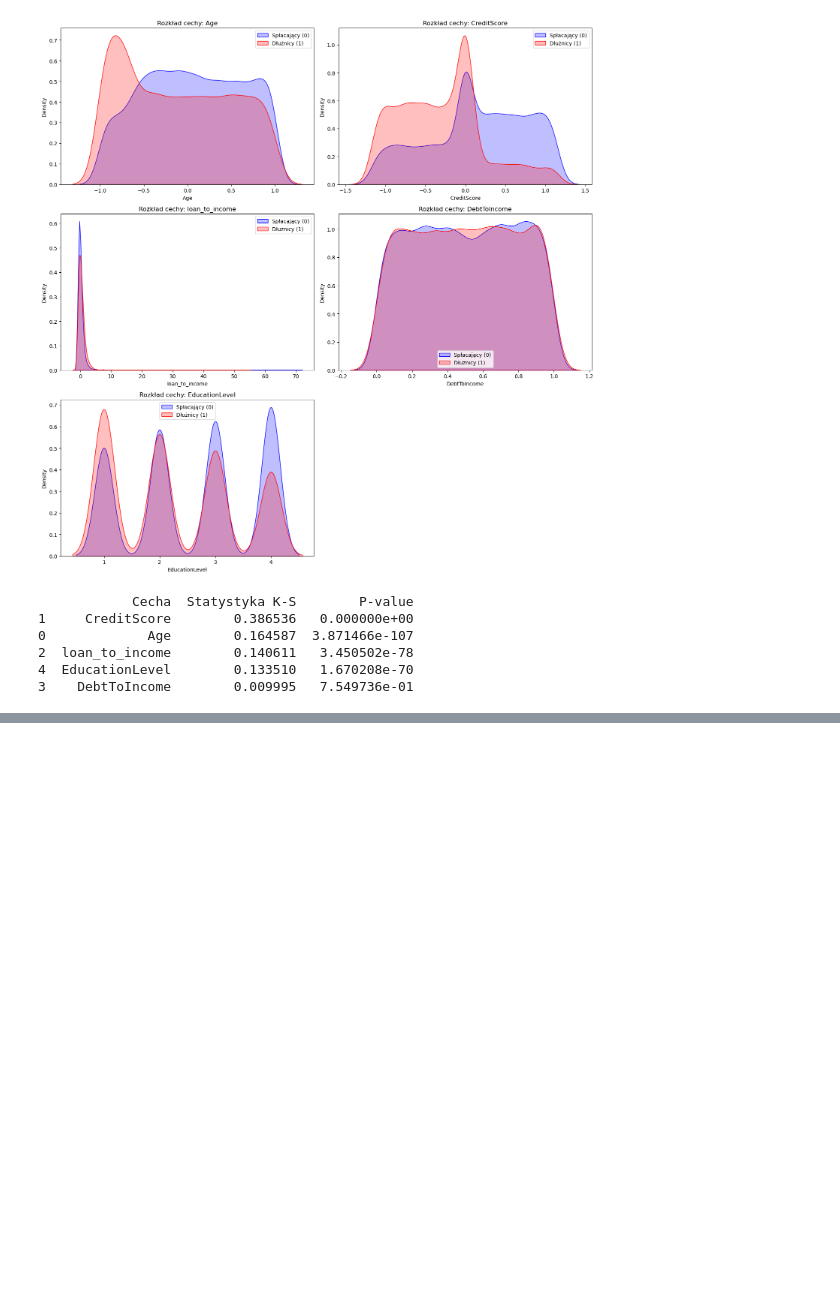
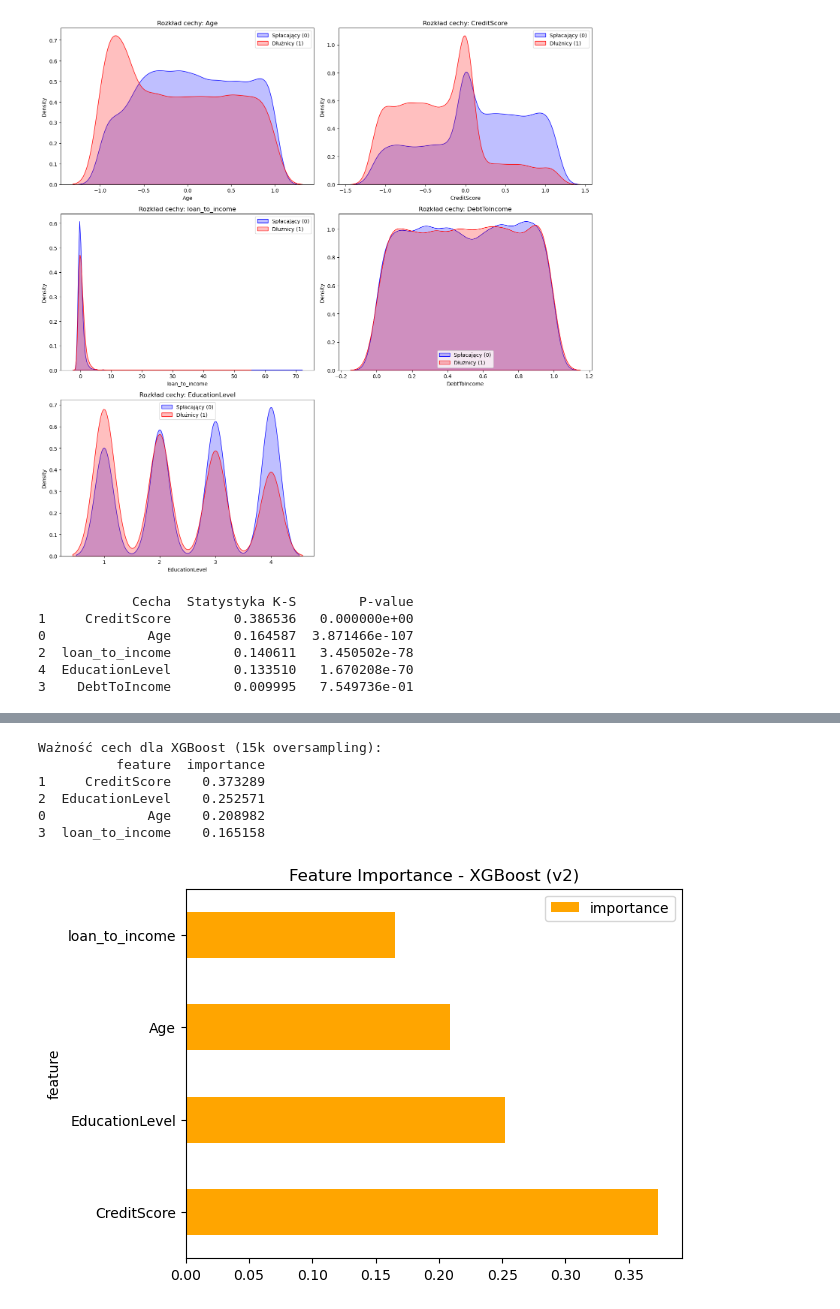
Before and after one commit to malgorzatakukielka/default, a Jupyter notebook: analiza.ipynb, the cells around one changed output, grey strips where cells are left out. Cells and saved outputs as stored; diff of their text form; code cells hidden in the pictures; blank space fills up the shorter version.

```diff
--- a/analiza.ipynb
+++ b/analiza.ipynb
@@ -598,0 +662,30 @@ sns.histplot(y_probs, bins=50, kde=True)
+# %%
+# 1. Wybieramy konkretny model z Twojej tabeli wyników
+# Szukamy XGBoost z opisu "Dolosowane 15 000"
+mask = (results_v2_df['Model'] == 'XGBoost') & (results_v2_df['Opis'] == 'Dolosowane 15 000')
+xgb_model = results_v2_df.loc[mask, 'Model_Object'].values[0]
+
+# 2. Wyciągamy ważność cech
+importances = xgb_model.feature_importances_
+feature_names = final_features_v2 # Używamy Twojej nowej listy 4 cech
+
+importance_df = pd.DataFrame({
+    'feature': feature_names,
+    'importance': importances
+}).sort_values(by='importance', ascending=False)
+
+print("Ważność cech dla XGBoost (15k oversampling):")
+print(importance_df)
+
+# Wizualizacja
+importance_df.plot(kind='barh', x='feature', y='importance', color='orange')
+plt.title('Feature Importance - XGBoost (v2)')
+plt.show()
+# %% [output]
+Ważność cech dla XGBoost (15k oversampling):
+          feature  importance
+1     CreditScore    0.373289
+2  EducationLevel    0.252571
+0             Age    0.208982
+3  loan_to_income    0.165158
+[figure, added]
```
Also changed, not shown: parts of 9 cells of this notebook.
